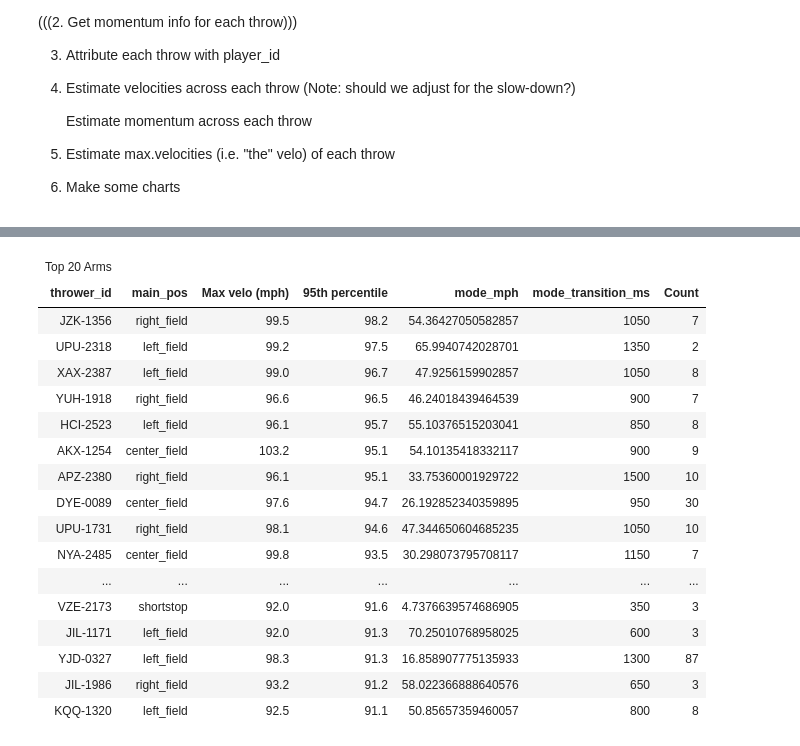
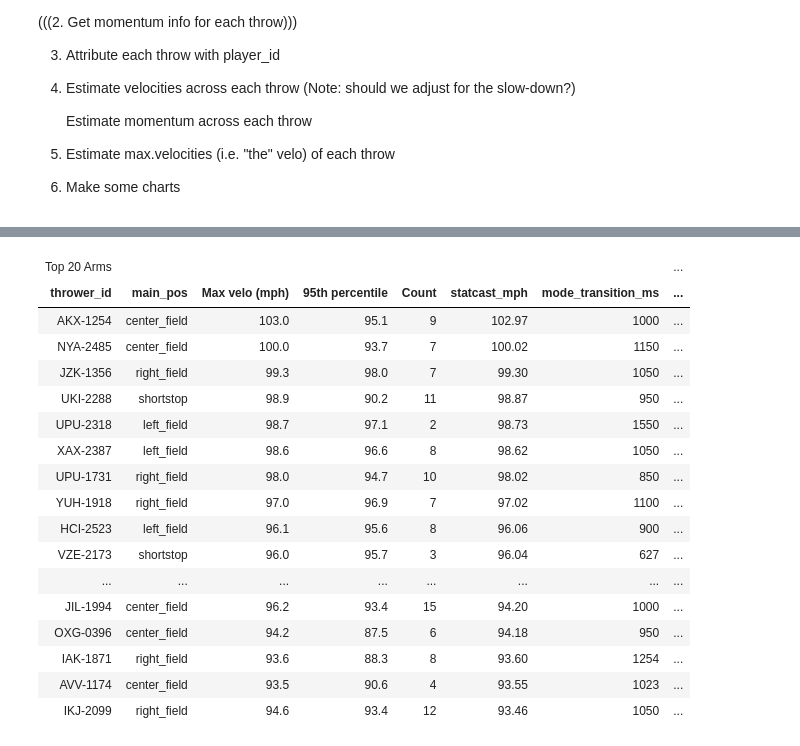
Before and after one commit to kimdoyo5/SMT2025, a Jupyter notebook: Arm_Strength.ipynb, the cells around one changed output, grey strips where cells are left out. Cells and saved outputs as stored; diff of their text form; code cells hidden in the pictures.

```diff
--- a/Arm_Strength.ipynb
+++ b/Arm_Strength.ipynb
@@ -439,9 +560,46 @@ charting_df = every_throw_clean.groupby('thrower_id').agg(
     main_pos=('player_position', mode_func),
     max_mph=('throw_mph','max'),
     perc95_mph=('throw_mph', lambda x: x.quantile(0.95)),
-    mode_mph=('throw_mph', mode_func),
-    mode_transition_ms=('transition_ms', mode_func),
     count=('throw_mph', 'size')).reset_index()
+
+def selective_top_mean(group):
+    pos = mode_func(group['player_position'])
+    x = group['throw_mph']
+    n = len(x)
+    # Select percentage based on position
+    if pos in (3,4,5,6):
+        pct = 0.05
+    elif pos in (7, 8, 9, 2):
+        pct = 0.10
+    else:
+        pct = 0.01
+    k = max(int(np.ceil(pct * n)), 1)
+    return x.nlargest(k).mean()
+selective_top_mean = every_throw_clean.groupby('thrower_id').apply(selective_top_mean).rename('statcast_mph')
+charting_df = charting_df.merge(selective_top_mean, left_on='thrower_id', right_index=True)
+
+def qualified_indices(group):
+    pos = mode_func(group['player_position'])
+    n = len(group)
+    # Select percentage based on position
+    if pos in (3,4,5,6):
+        pct = 0.05
+    elif pos in (7,8,9,2):
+        pct = 0.10
+    else:
+        pct = 0.01
+    k = max(int(np.ceil(pct * n)), 1)
+    qualified = group.nlargest(k, 'throw_mph')
+    return qualified.index  # Return indices of qualified throws
+qualified_throw_indices = every_throw_clean.groupby('thrower_id').apply(qualified_indices)
+qualified_idx = np.concatenate(qualified_throw_indices.values)
+qualified_throws = every_throw_clean.loc[qualified_idx]
+# Mode transition (qualified)
+qualified_mode_transition = qualified_throws.groupby('thrower_id')['transition_ms'].agg(mode_func).rename('mode_transition_ms')
+charting_df = charting_df.merge(qualified_mode_transition, left_on='thrower_id', right_index=True)
+# Mode momentum (qualified)
+qualified_mode_momentum = qualified_throws.groupby('thrower_id')['momentum_inline_fps'].agg(mode_func).rename('mode_momentum_fps')
+charting_df = charting_df.merge(qualified_mode_momentum, left_on='thrower_id', right_index=True)
 
 # Rename main position
 conditions = [
@@ -455,7 +613,7 @@ choices = [
 charting_df['main_pos'] = np.select(conditions, choices, default=None)
 
 # Sort
-charting_df = charting_df.sort_values(by='perc95_mph', ascending=False).reset_index(drop=True)
+charting_df = charting_df.sort_values(by='statcast_mph', ascending=False).reset_index(drop=True)
 HTML(charting_df.head(100)
         .to_html(max_rows=100)
         .replace('<table', '<div style="height:500px;overflow:auto;"><table')
@@ -486,6 +644,7 @@ HTML(charting_df.head(100)
     # Title/Subtitle
     .tab_header(title = "Top 20 Arms")
     # Format columns to a certain number of decimal points
+    .fmt_number(columns = ["statcast_mph", "mode_momentum_fps"], decimals = 2)
     .fmt_number(columns = ["max_mph", "perc95_mph", "count"], decimals = 1)
     .fmt_number(columns = ["count"], decimals=0)
     # Rename columns for the table
@@ -502,48 +661,48 @@ HTML(charting_df.head(100)
     # How to style the cells
     style = gt.style.fill(color="#092C5C"),
     # Which cells to style
     locations = gt.loc.body(columns = "main_pos",
                            rows = [0,1,3,4,6,8,9,10,11,13,14,15,16,18,19])
     )
     # Make text color white for outfielders
     .tab_style(
     # How to style the cells
     style = gt.style.text(color="white"),
     # Which cells to style
     locations = gt.loc.body(columns = "main_pos",
                            rows = [0,1,3,4,6,8,9,10,11,13,14,15,16,18,19])
     )
     # Color rows with infielders
     .tab_style(
     style = gt.style.fill(color="#8FBCE6"),
     locations = gt.loc.body(columns = "main_pos",
                            rows = [2])
     )
     # Color Rows with others
     .tab_style(
     style = gt.style.fill(color="#F5D130"),
     locations = gt.loc.body(columns = "main_pos",
                            rows = [5,7,12,17])
     )
     # # To save the table
     # .save("Top-20-Arms.png")
 )
 # %% [output]
-| Top 20 Arms |  |  |  |  |  |  |
-| thrower_id | main_pos | Max velo (mph) | 95th percentile | mode_mph | mode_transition_ms | Count |
-| JZK-1356 | right_field | 99.5 | 98.2 | 54.36427050582857 | 1050 | 7 |
-| UPU-2318 | left_field | 99.2 | 97.5 | 65.9940742028701 | 1350 | 2 |
-| XAX-2387 | left_field | 99.0 | 96.7 | 47.9256159902857 | 1050 | 8 |
-| YUH-1918 | right_field | 96.6 | 96.5 | 46.24018439464539 | 900 | 7 |
-| HCI-2523 | left_field | 96.1 | 95.7 | 55.10376515203041 | 850 | 8 |
-| AKX-1254 | center_field | 103.2 | 95.1 | 54.10135418332117 | 900 | 9 |
-| APZ-2380 | right_field | 96.1 | 95.1 | 33.75360001929722 | 1500 | 10 |
-| DYE-0089 | center_field | 97.6 | 94.7 | 26.192852340359895 | 950 | 30 |
-| UPU-1731 | right_field | 98.1 | 94.6 | 47.344650604685235 | 1050 | 10 |
-| NYA-2485 | center_field | 99.8 | 93.5 | 30.298073795708117 | 1150 | 7 |
-| ... | ... | ... | ... | ... | ... | ... |
-| VZE-2173 | shortstop | 92.0 | 91.6 | 4.7376639574686905 | 350 | 3 |
-| JIL-1171 | left_field | 92.0 | 91.3 | 70.25010768958025 | 600 | 3 |
-| YJD-0327 | left_field | 98.3 | 91.3 | 16.858907775135933 | 1300 | 87 |
-| JIL-1986 | right_field | 93.2 | 91.2 | 58.022366888640576 | 650 | 3 |
-| KQQ-1320 | left_field | 92.5 | 91.1 | 50.85657359460057 | 800 | 8 |
+| Top 20 Arms |  |  |  |  |  |  | ... |
+| thrower_id | main_pos | Max velo (mph) | 95th percentile | Count | statcast_mph | mode_transition_ms | ... |
+| AKX-1254 | center_field | 103.0 | 95.1 | 9 | 102.97 | 1000 | ... |
+| NYA-2485 | center_field | 100.0 | 93.7 | 7 | 100.02 | 1150 | ... |
+| JZK-1356 | right_field | 99.3 | 98.0 | 7 | 99.30 | 1050 | ... |
+| UKI-2288 | shortstop | 98.9 | 90.2 | 11 | 98.87 | 950 | ... |
+| UPU-2318 | left_field | 98.7 | 97.1 | 2 | 98.73 | 1550 | ... |
+| XAX-2387 | left_field | 98.6 | 96.6 | 8 | 98.62 | 1050 | ... |
+| UPU-1731 | right_field | 98.0 | 94.7 | 10 | 98.02 | 850 | ... |
+| YUH-1918 | right_field | 97.0 | 96.9 | 7 | 97.02 | 1100 | ... |
+| HCI-2523 | left_field | 96.1 | 95.6 | 8 | 96.06 | 900 | ... |
+| VZE-2173 | shortstop | 96.0 | 95.7 | 3 | 96.04 | 627 | ... |
+| ... | ... | ... | ... | ... | ... | ... | ... |
+| JIL-1994 | center_field | 96.2 | 93.4 | 15 | 94.20 | 1000 | ... |
+| OXG-0396 | center_field | 94.2 | 87.5 | 6 | 94.18 | 950 | ... |
+| IAK-1871 | right_field | 93.6 | 88.3 | 8 | 93.60 | 1254 | ... |
+| AVV-1174 | center_field | 93.5 | 90.6 | 4 | 93.55 | 1023 | ... |
+| IKJ-2099 | right_field | 94.6 | 93.4 | 12 | 93.46 | 1050 | ... |
```
Also changed, not shown: parts of 12 cells of this notebook, 2 other files.
